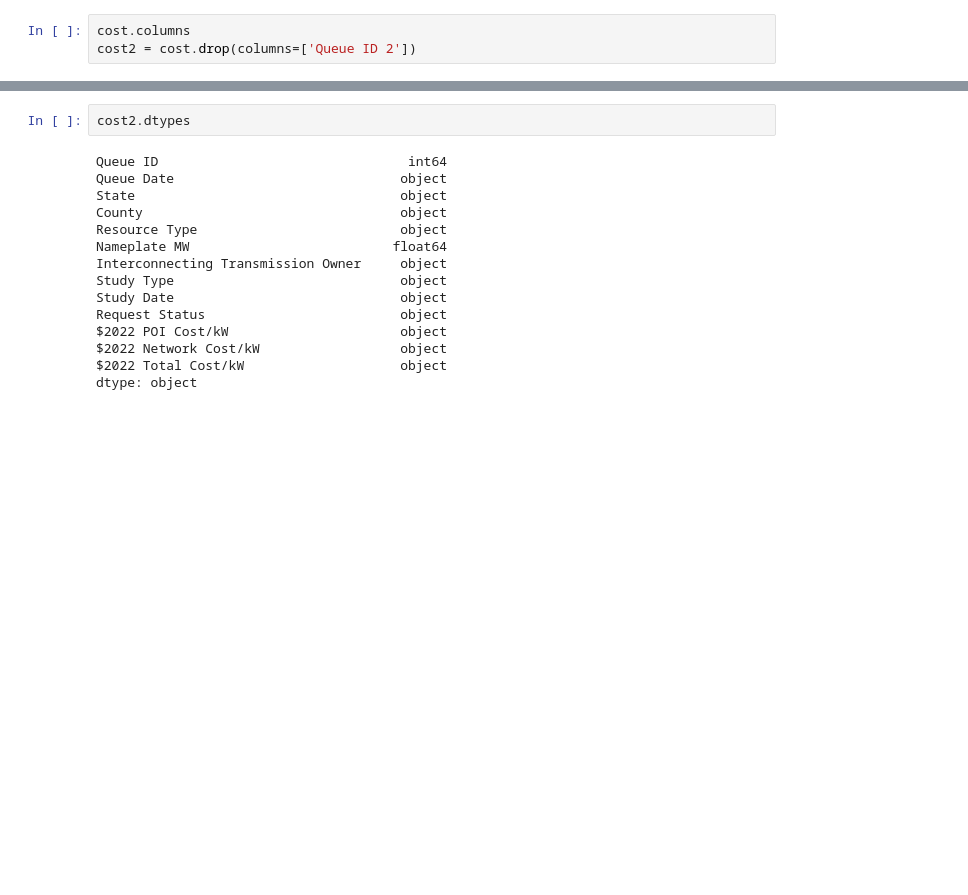
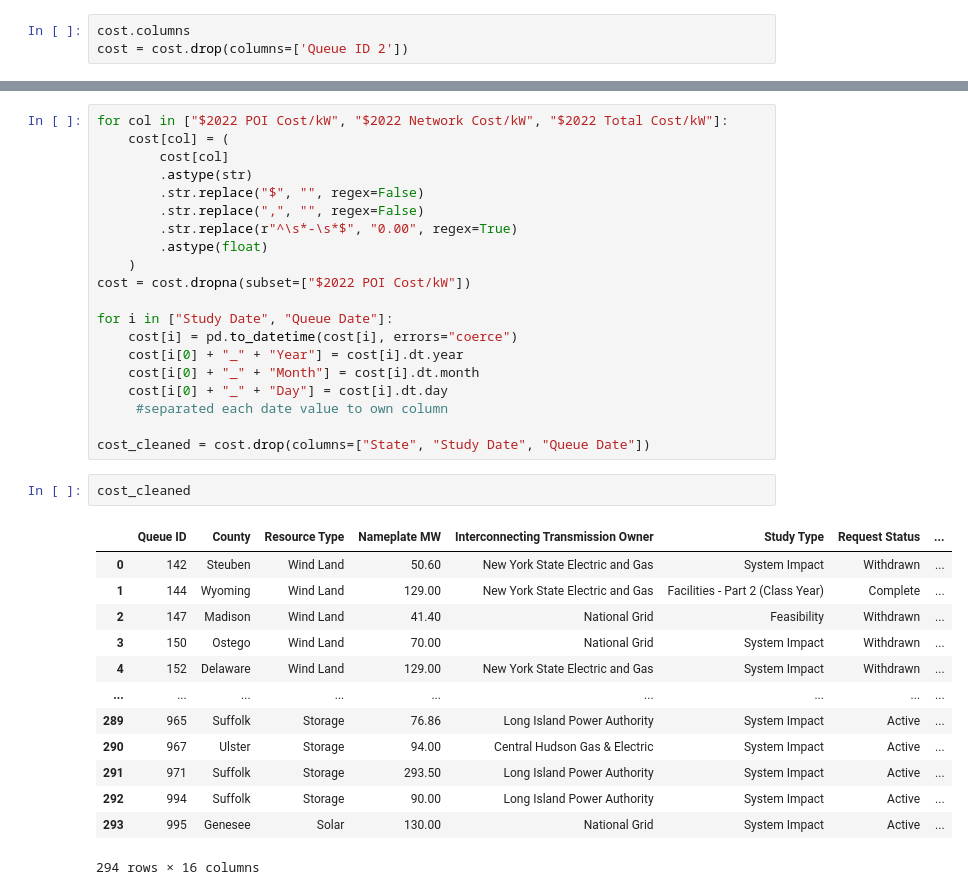
Before and after one commit to cloover7/interconnection-queue-predictions, a Jupyter notebook: interconnection_costs.ipynb, the cells around one changed output, grey strips where cells are left out. Saved outputs shown, nothing was run; the diff lists cells and outputs as text; blank space fills up the shorter version.

```diff
--- a/interconnection_costs.ipynb
+++ b/interconnection_costs.ipynb
@@ -12,4 +35,4 @@ ny_queue_data = queue_data[queue_data['state']=='NY'].reset_index()
 # %%
 cost.columns
-cost2 = cost.drop(columns=['Queue ID 2'])
+cost = cost.drop(columns=['Queue ID 2'])
 # %%
@@ -28,20 +51,39 @@ cost2
 | 292 | 994 | 2/12/20 | NY | Suffolk | Storage | 90.00 | Long Island Power Authority | System Impact | ... |
 | 293 | 995 | 2/27/20 | NY | Genesee | Solar | 130.00 | National Grid | System Impact | ... |
 294 rows × 13 columns
-# %%
-cost2.dtypes
-# %% [output]
-Queue ID                                int64
-Queue Date                             object
-State                                  object
-County                                 object
-Resource Type                          object
-Nameplate MW                          float64
-Interconnecting Transmission Owner     object
-Study Type                             object
-Study Date                             object
-Request Status                         object
-$2022 POI Cost/kW                      object
-$2022 Network Cost/kW                  object
-$2022 Total Cost/kW                    object
-dtype: object
+# %%
+for col in ["$2022 POI Cost/kW", "$2022 Network Cost/kW", "$2022 Total Cost/kW"]:
+    cost[col] = (
+        cost[col]
+        .astype(str)
+        .str.replace("$", "", regex=False)
+        .str.replace(",", "", regex=False)
+        .str.replace(r"^\s*-\s*$", "0.00", regex=True)
+        .astype(float)
+    )
+cost = cost.dropna(subset=["$2022 POI Cost/kW"])
+
+for i in ["Study Date", "Queue Date"]:
+    cost[i] = pd.to_datetime(cost[i], errors="coerce")
+    cost[i[0] + "_" + "Year"] = cost[i].dt.year
+    cost[i[0] + "_" + "Month"] = cost[i].dt.month
+    cost[i[0] + "_" + "Day"] = cost[i].dt.day
+     #separated each date value to own column
+
+cost_cleaned = cost.drop(columns=["State", "Study Date", "Queue Date"])
+# %%
+cost_cleaned
+# %% [output]
+|  | Queue ID | County | Resource Type | Nameplate MW | Interconnecting Transmission Owner | Study Type | Request Status | ... |
+| 0 | 142 | Steuben | Wind Land | 50.60 | New York State Electric and Gas | System Impact | Withdrawn | ... |
+| 1 | 144 | Wyoming | Wind Land | 129.00 | New York State Electric and Gas | Facilities - Part 2 (Class Year) | Complete | ... |
+| 2 | 147 | Madison | Wind Land | 41.40 | National Grid | Feasibility | Withdrawn | ... |
+| 3 | 150 | Ostego | Wind Land | 70.00 | National Grid | System Impact | Withdrawn | ... |
+| 4 | 152 | Delaware | Wind Land | 129.00 | New York State Electric and Gas | System Impact | Withdrawn | ... |
+| ... | ... | ... | ... | ... | ... | ... | ... | ... |
+| 289 | 965 | Suffolk | Storage | 76.86 | Long Island Power Authority | System Impact | Active | ... |
+| 290 | 967 | Ulster | Storage | 94.00 | Central Hudson Gas & Electric | System Impact | Active | ... |
+| 291 | 971 | Suffolk | Storage | 293.50 | Long Island Power Authority | System Impact | Active | ... |
+| 292 | 994 | Suffolk | Storage | 90.00 | Long Island Power Authority | System Impact | Active | ... |
+| 293 | 995 | Genesee | Solar | 130.00 | National Grid | System Impact | Active | ... |
+294 rows × 16 columns
```
Also changed, not shown: parts of 9 cells of this notebook.
